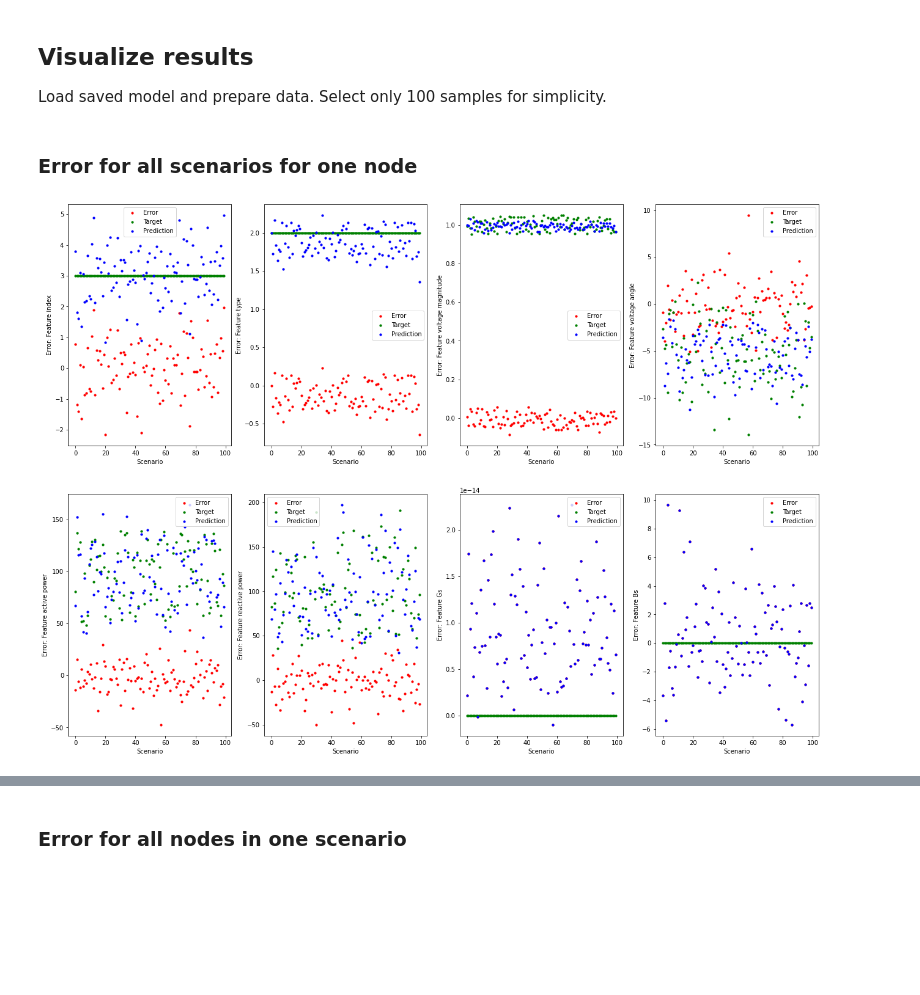
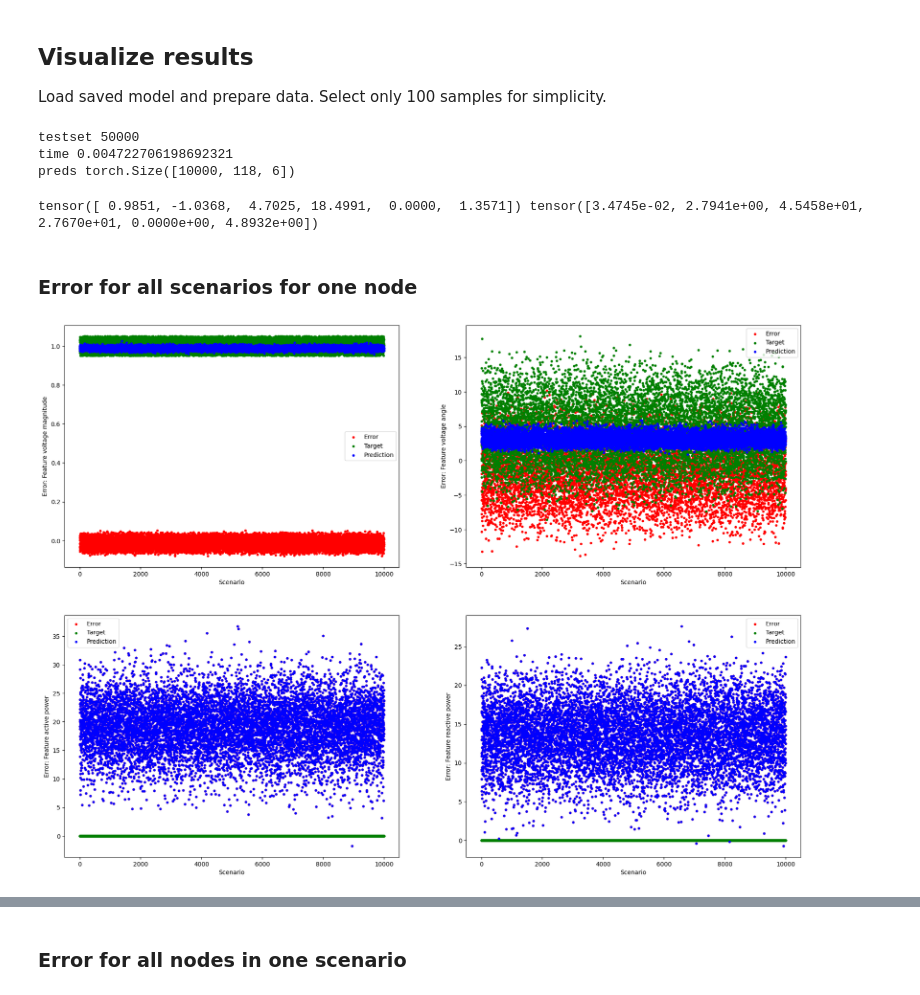
Before and after one commit to StavrosOrf/PoweFlowNet, a Jupyter notebook: visualize_results.ipynb, the cells around one changed output, grey strips where cells are left out. Saved outputs shown, nothing was run; the diff lists cells and outputs as text; code cells hidden in the pictures; blank space fills up the shorter version.

Commit message:
Updated results visualizers with error distributions

```diff
--- a/visualize_results.ipynb
+++ b/visualize_results.ipynb
@@ -49,28 +58,60 @@ feature_names = [
 ## Visualize results
 Load saved model and prepare data. Select only 100 samples for simplicity.
 # %%
-run_id = '20230606-1194'
-num_samples = 100
+#case118
+run_id = '20230614-9695'
+num_samples = 10000
 
 device = torch.device('cuda' if torch.cuda.is_available() else 'cpu')
-testset = PowerFlowData(root='data', case='14', split=[.5, .2, .3], task='test')
+testset = PowerFlowData(root='data', case='118', split=[.5, .2, .3], task='test')
+print('testset', len(testset))
+mean = testset.xymean[0]
+std = testset.xystd[0]
+
 testloader = torch_geometric.loader.DataLoader(testset, batch_size=1, shuffle=False)
+
+
 
 node_in_dim, node_out_dim, edge_dim = testset.get_data_dimensions()
 model = MPN(
     nfeature_dim=node_in_dim,
     efeature_dim=edge_dim,
     output_dim=node_out_dim,
-    hidden_dim=64,
-    n_gnn_layers=3,
+    hidden_dim=64, #16 765
+    n_gnn_layers=2,
     K=3,
-    dropout_rate=0.5
+    dropout_rate=0.2
 ).to(device) # 40k params
+
+#case14
+# run_id = '20230614-949'
+# num_samples = 10000
+
+# device = torch.device('cuda' if torch.cuda.is_available() else 'cpu')
+# testset = PowerFlowData(root='data', case='118', split=[.5, .2, .3], task='test')
+# print('testset', len(testset))
+# mean = testset.xymean[0]
+# std = testset.xystd[0]
+
+# testloader = torch_geometric.loader.DataLoader(testset, batch_size=1, shuffle=False)
+
+# node_in_dim, node_out_dim, edge_dim = testset.get_data_dimensions()
+# model = MPN(
+#     nfeature_dim=node_in_dim,
+#     efeature_dim=edge_dim,
+#     output_dim=node_out_dim,
+#     hidden_dim=32, #16 765
+#     n_gnn_layers=2,
+#     K=3,
+#     dropout_rate=0.2
+# ).to(device) # 40k params
 
 model, _ = load_model(model, run_id, device)
 
 preds = []
 targets = []
+import time
+start = time.time()
 with torch.no_grad():
     for i, sample in enumerate(testloader):
         if i == num_samples:
@@ -80,13 +121,24 @@ with torch.no_grad():
         preds.append(pred)
         targets.append(sample.y)
 
-preds = torch.stack(preds, dim=0).cpu()
-targets = torch.stack(targets, dim=0).cpu()
+end = time.time()
+print('time', (end-start)/num_samples)
+preds = torch.stack(preds, dim=0).cpu()*std + mean
+targets = torch.stack(targets, dim=0).cpu()*std + mean
 error = preds - targets
+print('preds', preds.shape)
+# %% [output]
+testset 50000
+time 0.004722706198692321
+preds torch.Size([10000, 118, 6])
+# %%
+print(mean,std)
+# %% [output]
+tensor([ 0.9851, -1.0368,  4.7025, 18.4991,  0.0000,  1.3571]) tensor([3.4745e-02, 2.7941e+00, 4.5458e+01, 2.7670e+01, 0.0000e+00, 4.8932e+00])
 # %% [markdown]
 ### Error for all scenarios for one node
 # %%
-node_ID = 2
+node_ID = 7
 error_node = error[:, node_ID, :]
 scenarios = torch.arange(len(error_node))
 target_node = targets[:, node_ID, :]
@@ -94,16 +146,16 @@ pred_node = preds[:, node_ID, :]
 # %%
 indices = torch.arange(len(error_node))
 
-fig, axes = plt.subplots(2, 4, figsize=(22, 16))
+fig, axes = plt.subplots(2, 2, figsize=(22, 16))
 for idx, ax in enumerate(axes.flatten()):
     ax.scatter(scenarios, error_node[indices, idx], c='red', label='Error', s=10)
     ax.scatter(scenarios, target_node[indices, idx], c='green', label='Target', s=10)
     ax.scatter(scenarios, pred_node[indices, idx], c='blue', label='Prediction', s=10)
     ax.set_xlabel('Scenario')
-    ax.set_ylabel(f'Error: Feature {feature_names[idx]}')
+    ax.set_ylabel(f'Error: Feature {feature_names_output[idx]}')
     ax.legend()
 
 plt.savefig(LOG_DIR+'/results/'+'error_all_scenarios_'+run_id+'.png')
 plt.show()
 # %% [output]
-[figure, old version]
+[figure, new version]
```
Also changed, not shown: parts of 6 cells of this notebook.
